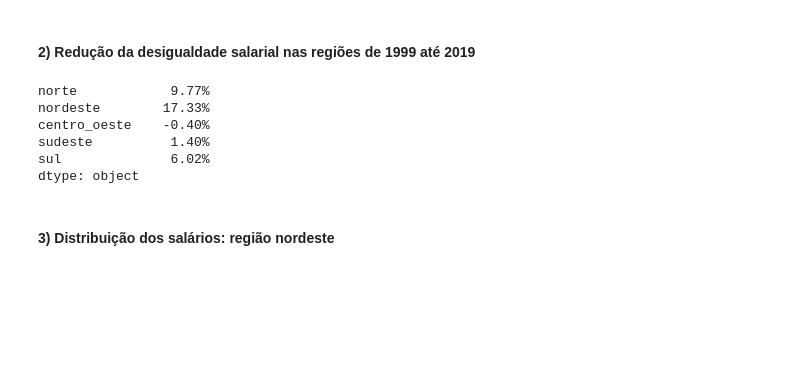
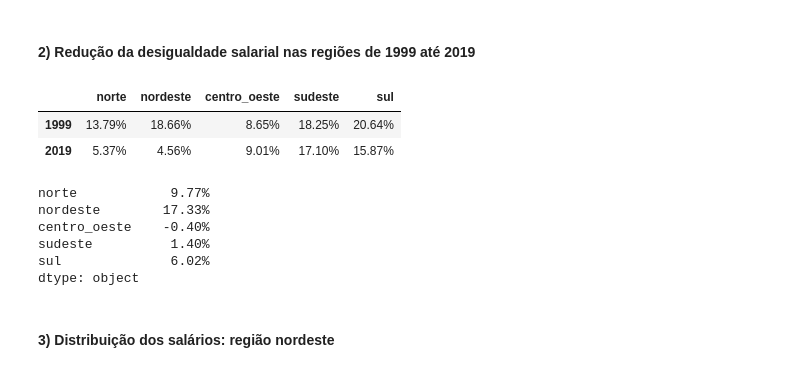
Before and after one commit to MariaLuizaCw/Processo-seletivo-UFRJ-Analytica, a Jupyter notebook: tarefas_dados/analise_rm_nominal.ipynb, the cells around one changed output. Cells and saved outputs as stored; diff of their text form; code cells hidden in the pictures; blank space fills up the shorter version.

```diff
--- a/tarefas_dados/analise_rm_nominal.ipynb
+++ b/tarefas_dados/analise_rm_nominal.ipynb
@@ -115,23 +116,32 @@ regioes= {
 # %% [markdown]
 #### 2) Redução da desigualdade salarial nas regiões de 1999 até 2019
 # %%
-dict_aumento_rm_reg = {}
+dict_diff_rm_reg = {}
+dict_comp_rm_reg = {}
 for reg in regioes:
     vinculos_reg = agregado_vinculos.loc[agregado_vinculos["sigla_uf"].isin(regioes[reg])]
     vinculos_reg =  vinculos_reg.groupby(by=["ano", "sexo_trabalhador"]).apply(pondera_media)
     vinculos_reg_porc_1999 = (vinculos_reg[(1999, 2)]/vinculos_reg[(1999, 1)])
     vinculos_reg_porc_2019 = (vinculos_reg[(2019, 2)]/vinculos_reg[(2019, 1)])
-    dict_aumento_rm_reg[reg] = f"{(vinculos_reg_porc_2019/vinculos_reg_porc_1999 - 1) * 100:.2f}%"
+    dict_comp_rm_reg[reg] = f"{(vinculos_reg_porc_2019/vinculos_reg_porc_1999 - 1) * 100:.2f}%"
+    dict_diff_rm_reg[reg] =  [f"{(1 - vinculos_reg_porc_1999) * 100:.2f}%", f"{(1 - vinculos_reg_porc_2019) * 100:.2f}%"]
 
-salario_mulher_homem_reg = pd.Series(dict_aumento_rm_reg)
-salario_mulher_homem_reg
+salario_mulherxhomem_reg = pd.DataFrame(dict_diff_rm_reg, index=["1999", "2019"])
+salario_mulherxhomem_reg
 # %% [output]
-norte            9.77%
-nordeste        17.33%
-centro_oeste    -0.40%
-sudeste          1.40%
-sul              6.02%
-dtype: object
+|  | norte | nordeste | centro_oeste | sudeste | sul |
+| 1999 | 13.79% | 18.66% | 8.65% | 18.25% | 20.64% |
+| 2019 | 5.37% | 4.56% | 9.01% | 17.10% | 15.87% |
+# %%
+reduc_desigualdade_reg = pd.Series(dict_comp_rm_reg)
+reduc_desigualdade_reg
+# %% [output]
+norte            9.77%
+nordeste        17.33%
+centro_oeste    -0.40%
+sudeste          1.40%
+sul              6.02%
+dtype: object
 # %% [markdown]
 #### 3) Distribuição dos salários: região nordeste
 # %%
```
Also changed, not shown: parts of 2 cells of this notebook, 2 other files.
